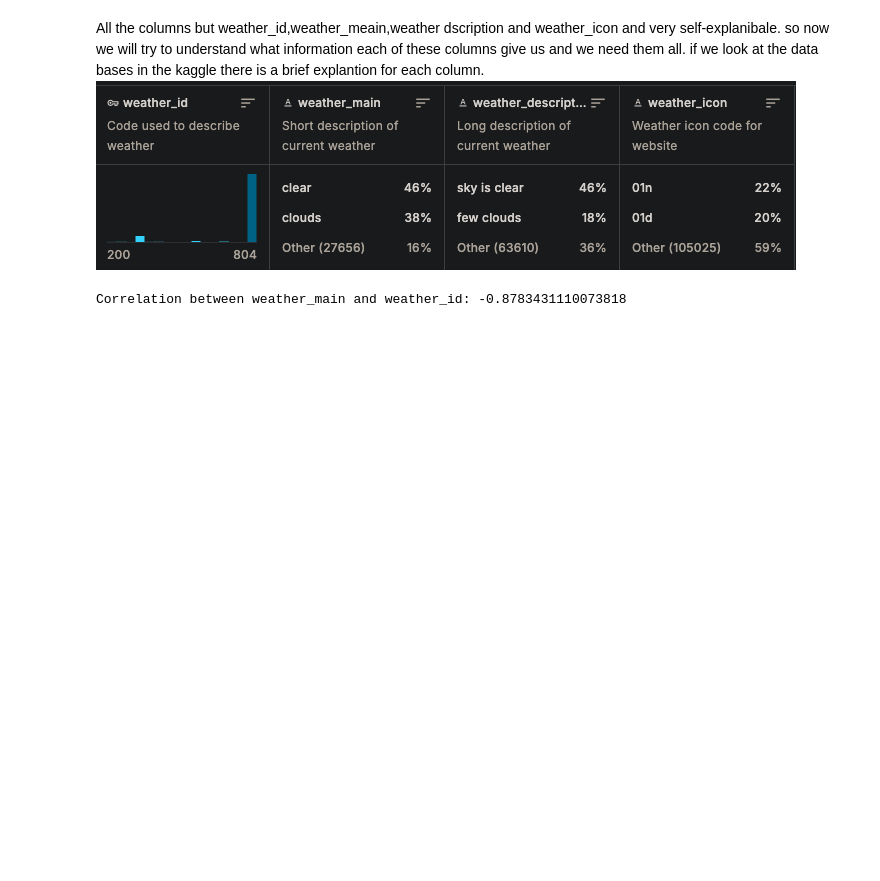
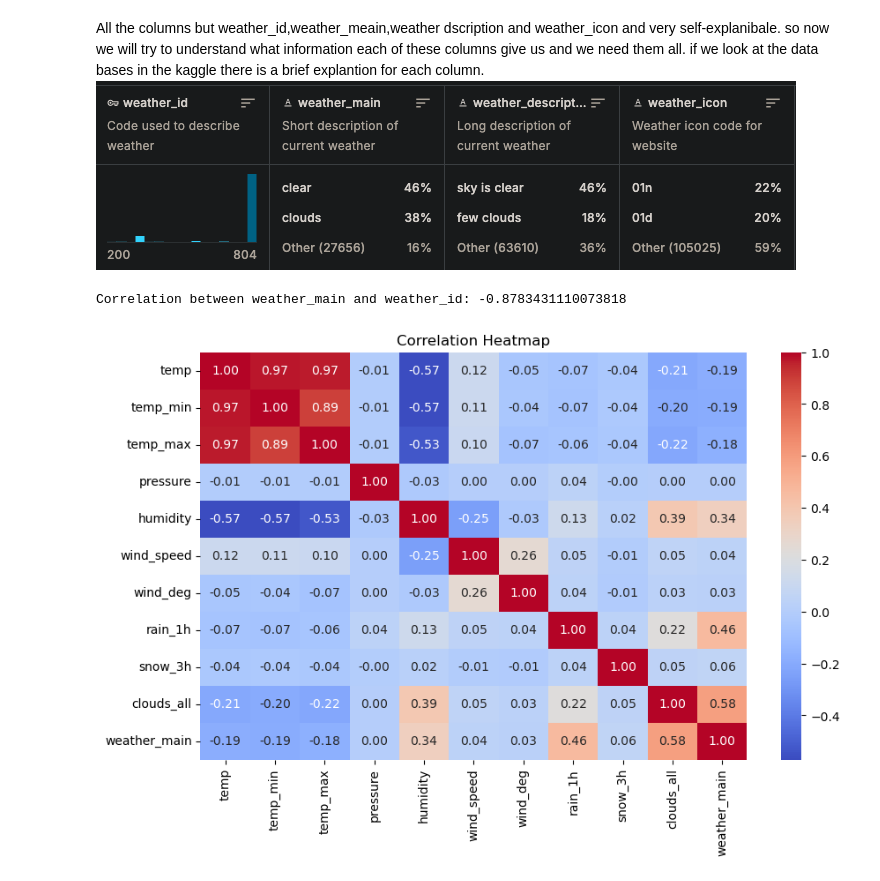
Before and after one commit to nirdagan22/datascience_project, a Jupyter notebook: datascience_project.ipynb, the cells around one changed output. Saved outputs shown, nothing was run; the diff lists cells and outputs as text; code cells hidden in the pictures; blank space fills up the shorter version.

```diff
--- a/datascience_project.ipynb
+++ b/datascience_project.ipynb
@@ -477,7 +474,7 @@ dtype: float64
 as we can see, the rain_3h(3 hours of raining) is a data that already contanied in the rain_1h(1 hour of raining), so, to remove the redundancy we will remove it.
 also, we will take a look at the other columns and figure out if there is some more cleaning we need to do.
 # %%
-# df_weather = df_weather.drop(['rain_3h'],axis=1)
+df_weather = df_weather.drop(['rain_3h'],axis=1)
 # df_weather.info()
 # we see that there is some float64 and there is some int64, we will convert the int64 to float64
 for col in df_weather.select_dtypes(include=['int64']).columns:
@@ -520,3 +517,13 @@ print(f"Correlation between weather_main and weather_id: {df_weather['weather_ma
 df_weather = df_weather.drop(['weather_id', 'weather_icon', 'weather_description'], axis=1)
 # %% [output]
 Correlation between weather_main and weather_id: -0.8783431110073818
+# %%
+df_for_cor = df_weather.drop(['city_name','time'],axis=1)
+corr = df_for_cor.corr()
+# Plot the heatmap
+plt.figure(figsize=(10, 6))
+sns.heatmap(corr, annot=True, cmap='coolwarm', fmt=".2f")
+plt.title('Correlation Heatmap')
+plt.show()
+# %% [output]
+[figure, added]
```
Also changed, not shown: parts of 17 cells of this notebook, 1 other file.
